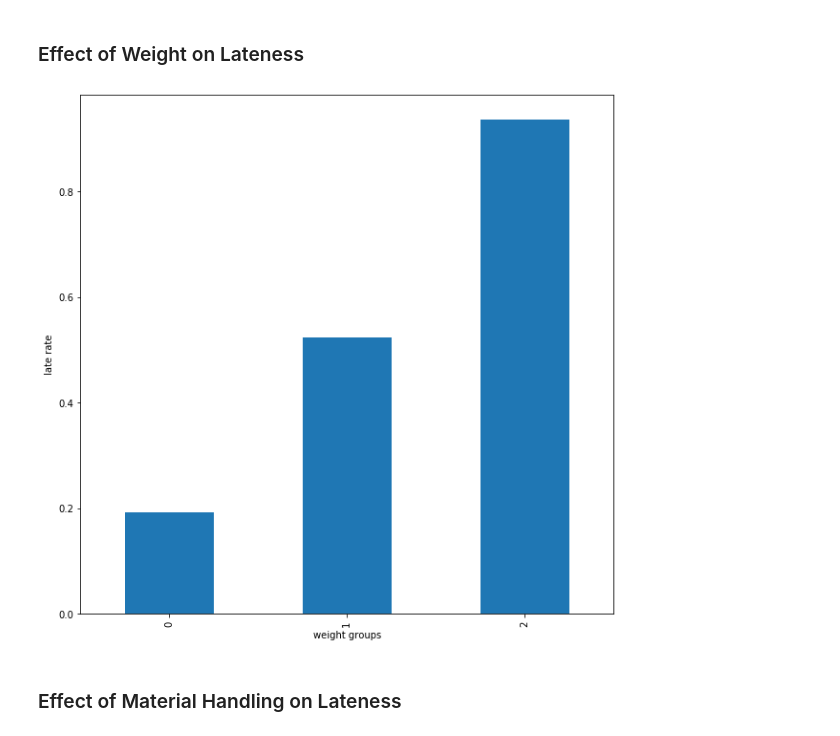
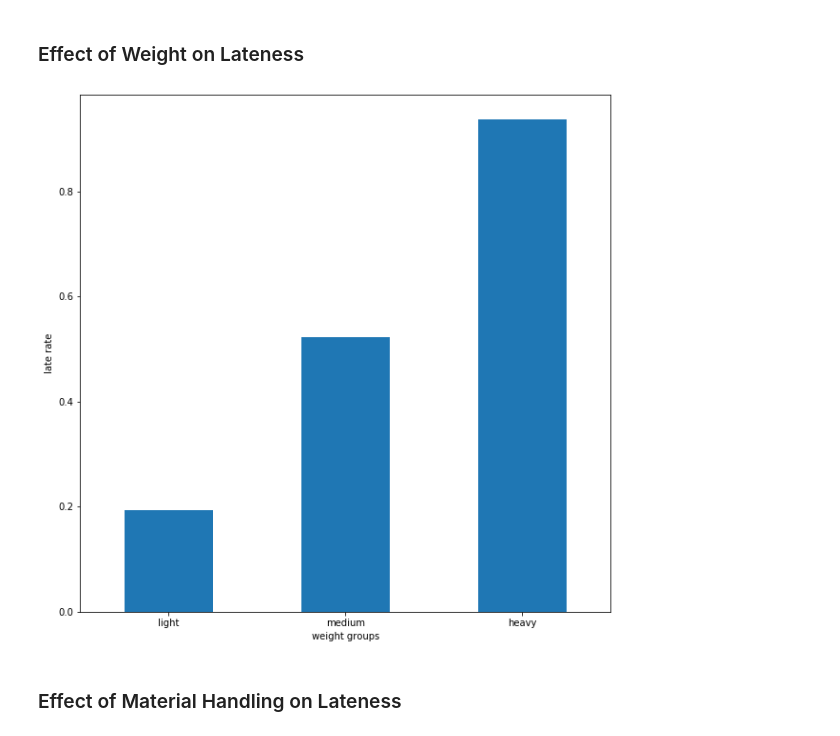
Before and after one commit to jospaeth-tum/accenture-challenge-2022, a Jupyter notebook: basic_descriptive_analysis.ipynb, the cells around one changed output. Cells and saved outputs as stored; diff of their text form; code cells hidden in the pictures.

Commit message:
further plot tweaks

```diff
--- a/basic_descriptive_analysis.ipynb
+++ b/basic_descriptive_analysis.ipynb
@@ -258,18 +258,18 @@ product_attributes.groupby(by='material_handling').agg({'product_id': 'count', '
 # %%
 num_weight_groups = 3
 
 a = product_attributes.set_index('product_id').join(orders.set_index('product_id'))
 a['order_weight'] = a['weight'] * a['units']
 a_late = a[a['late_order'] == True]
 b = a_late.groupby(by=pd.cut(a_late['order_weight'], num_weight_groups)).count()
 c = a.groupby(by=pd.cut(a['order_weight'], num_weight_groups)).count()
 d = (b/c)['weight']
 
-d.index = range(num_weight_groups)
-p = d.plot(kind='bar', xlabel='weight groups', ylabel='late rate', figsize=(10,10))
+d.index = ['light', 'medium', 'heavy']
+p = d.plot(kind='bar', xlabel='weight groups', ylabel='late rate', figsize=(10,10), rot=0)
 fig = p.get_figure().savefig("order_weight.png")
 # %% [output]
-[figure, old version]
+[figure, new version]
 # %% [markdown]
 ### Effect of Material Handling on Lateness
 # %%
```
Also changed, not shown: 1 other file.
